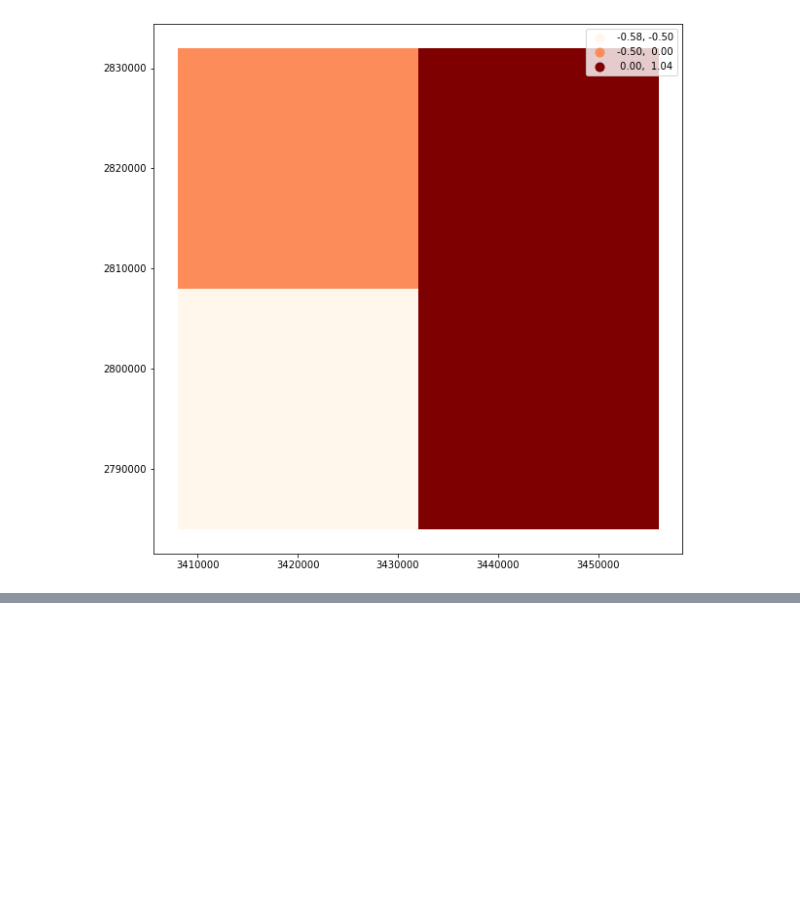
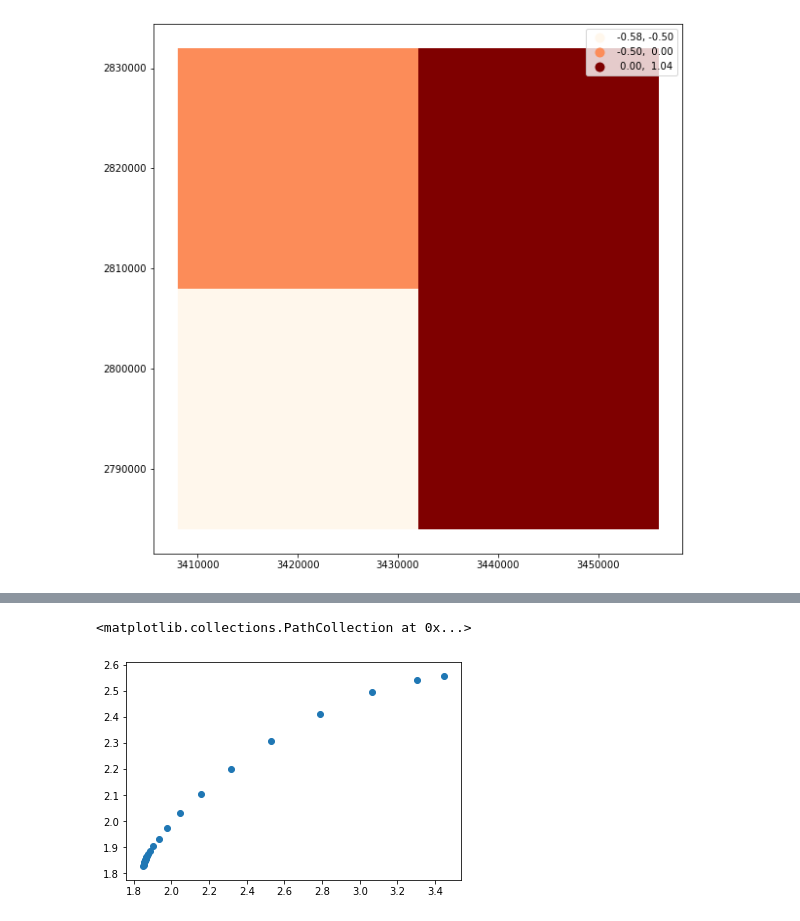
Before and after one commit to fsemecurbe/GWFA, a Jupyter notebook: D0c1c2.ipynb, the cells around one changed output, grey strips where cells are left out. Saved outputs shown, nothing was run; the diff lists cells and outputs as text; code cells hidden in the pictures; blank space fills up the shorter version.

```diff
--- a/D0c1c2.ipynb
+++ b/D0c1c2.ipynb
@@ -374,0 +370,34 @@ temp[4]
+# %%
+list_of_radius = np.array([400, 800, 1600, 3200])
+neighbors = neighbors_near_point(area, 'Ind', list_of_radius)
+# %%
+def entropy(P, q):
+    if q==1:
+        return((np.log2(P)).mean())
+    else:
+        return(-np.log2((P**(q-1)).mean())/(1-q))
+
+def mf(M, size, qs):
+    df = M.copy()
+    Dq = np.zeros((size.size, qs.size))
+
+    for i,s in enumerate(size):
+        for j,q in enumerate(qs):
+            Dq[i,j] = entropy(df[str(s)],q)
+    Dq = pd.DataFrame(Dq)
+    Dq.columns = qs
+    return(Dq)
+Beta = (np.log2(size) - np.log2(size).mean())/ np.log2(size).var() /4
+# %%
+toto2 = mf(neighbors, list_of_radius,  q)
+Beta = (np.log2(list_of_radius) - np.log2(list_of_radius).mean())/ np.log2(list_of_radius).var() /4
+# %%
+Dq = toto2.mul(Beta, axis=0).sum().values
+Tq = Dq * (q-1)
+alpha = (Tq[1:] - Tq[:(Tq.size-1)])/0.1
+falpha = alpha * q[:(q.size-1)] - (q[:(q.size-1)]-1) * Dq[:(q.size-1)]
+# %%
+plt.scatter(alpha, falpha)
+# %% [output]
+<matplotlib.collections.PathCollection at 0x...>
+[figure, added]
```
Also changed, not shown: parts of 24 cells of this notebook.
